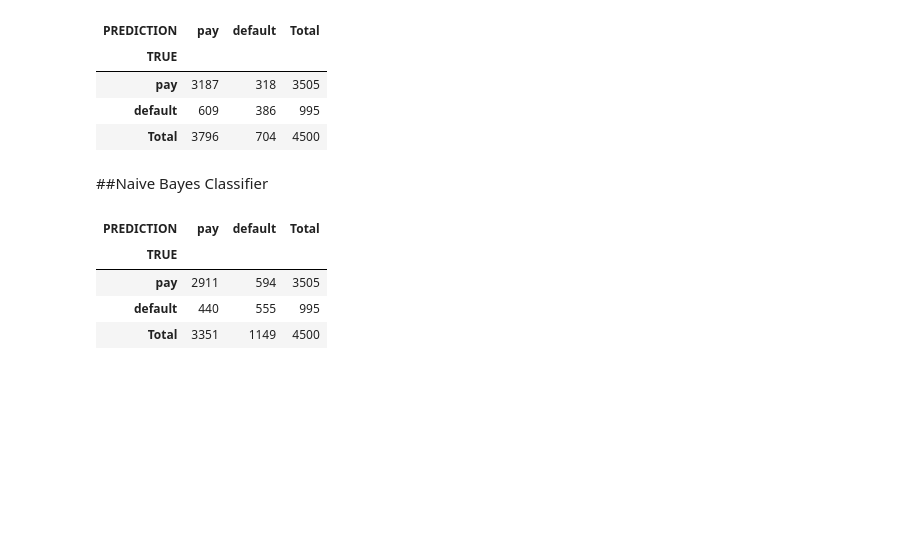
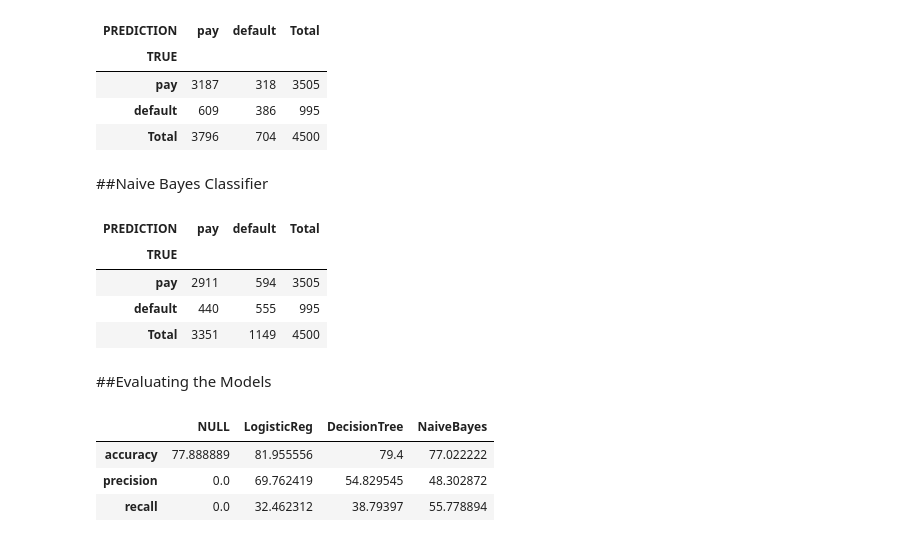
Before and after one commit to shivankb/credit_card_default_prediction, a Jupyter notebook: credit_card_default_prediction.ipynb, the cells around one changed output. Cells and saved outputs as stored; diff of their text form; code cells hidden in the pictures; blank space fills up the shorter version.

```diff
--- a/credit_card_default_prediction.ipynb
+++ b/credit_card_default_prediction.ipynb
@@ -557,3 +549,13 @@ CMATRIX(CM)
 | pay | 2911 | 594 | 3505 |
 | default | 440 | 555 | 995 |
 | Total | 3351 | 1149 | 4500 |
+# %% [markdown]
+##Evaluating the Models
+# %%
+evaluation= 100*metrics
+evaluation
+# %% [output]
+|  | NULL | LogisticReg | DecisionTree | NaiveBayes |
+| accuracy | 77.888889 | 81.955556 | 79.4 | 77.022222 |
+| precision | 0.0 | 69.762419 | 54.829545 | 48.302872 |
+| recall | 0.0 | 32.462312 | 38.79397 | 55.778894 |
```
Also changed, not shown: parts of 15 cells of this notebook.
